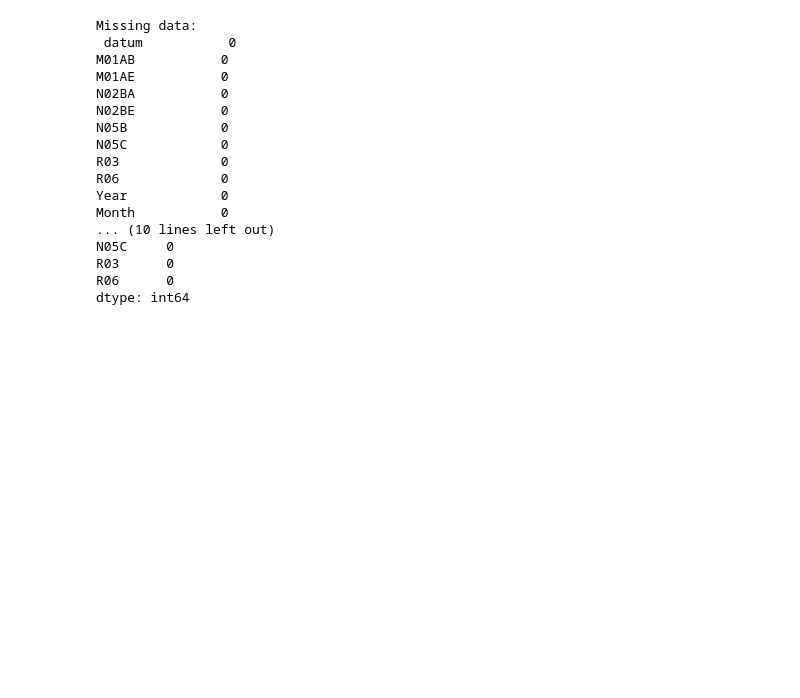
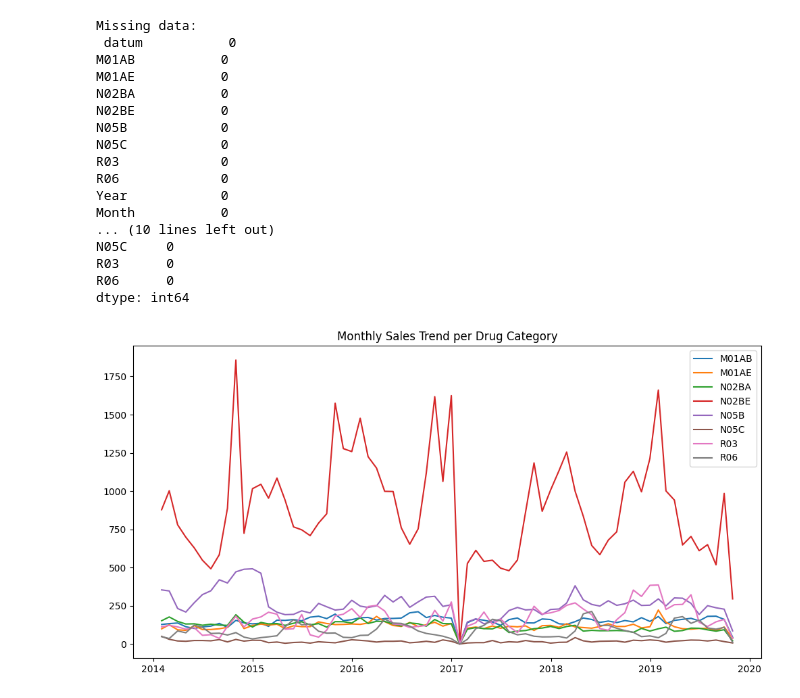
Before and after one commit to PatthamonCharaschimpleekul/Smart-Inventory-Demand-Predictor-for-Medical-Supplies, a Jupyter notebook: eda_cleaning.ipynb, the cells around one changed output. Cells and saved outputs as stored; diff of their text form; code cells hidden in the pictures; blank space fills up the shorter version.

Commit message:
generate graph output

```diff
--- a/eda_cleaning.ipynb
+++ b/eda_cleaning.ipynb
@@ -58,6 +58,15 @@ R03      0
 R06      0
 dtype: int64
 # %%
-drug_column = ['M01AB', 'M01AE', 'N02BA', 'N02BE', 'N05B', 'N05C', 'R03', 'R06']
+drug_columns = ['M01AB', 'M01AE', 'N02BA', 'N02BE', 'N05B', 'N05C', 'R03', 'R06']
 # %%
-plt.figure =
+plt.figure(figsize=(12, 6))
+
+for drug in drug_columns:
+    plt.plot(monthly_clean['datum'], monthly_clean[drug], label = drug)
+
+plt.title('Monthly Sales Trend per Drug Category')
+plt.legend()
+plt.show()
+# %% [output]
+[figure, added]
```
Also changed, not shown: parts of 2 cells of this notebook.
